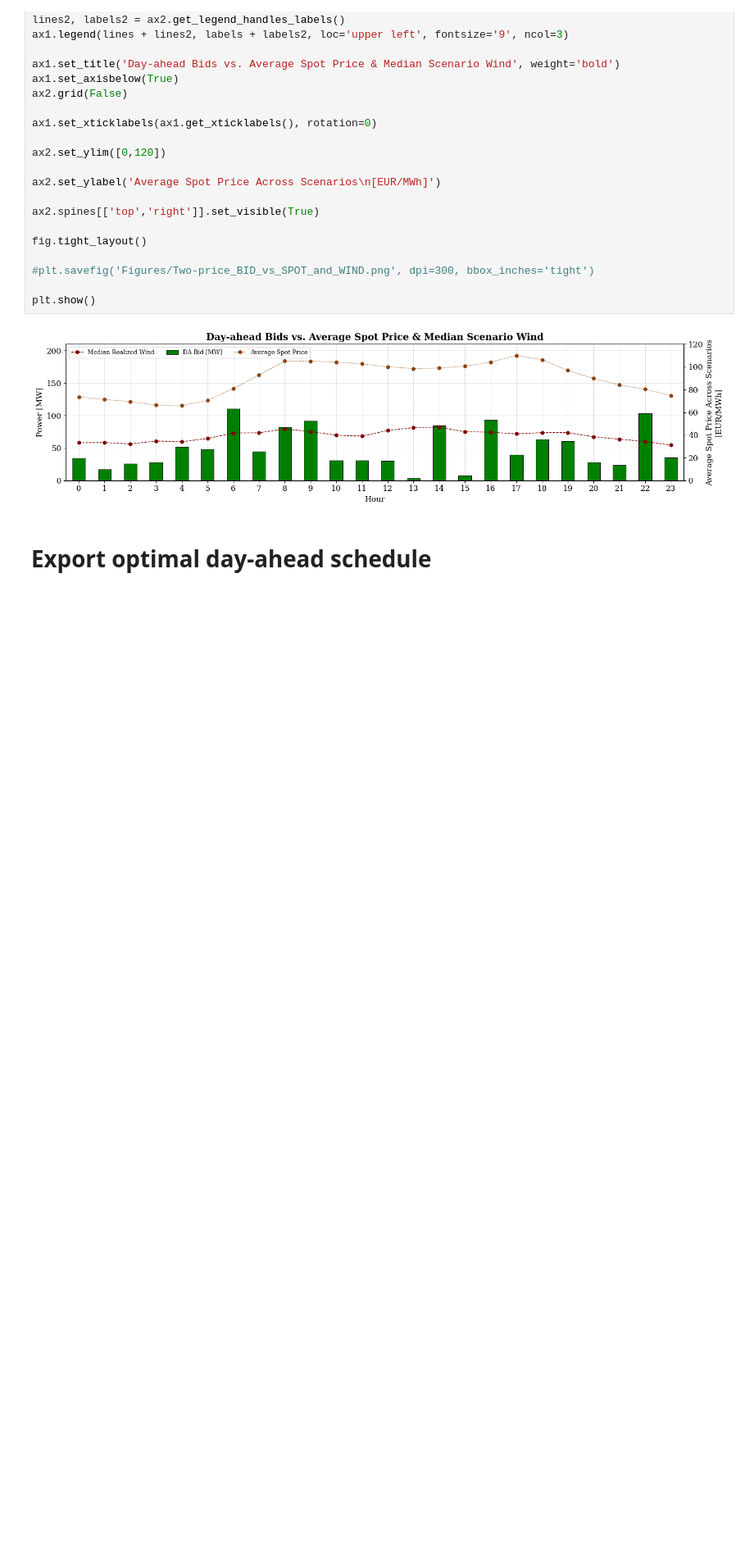
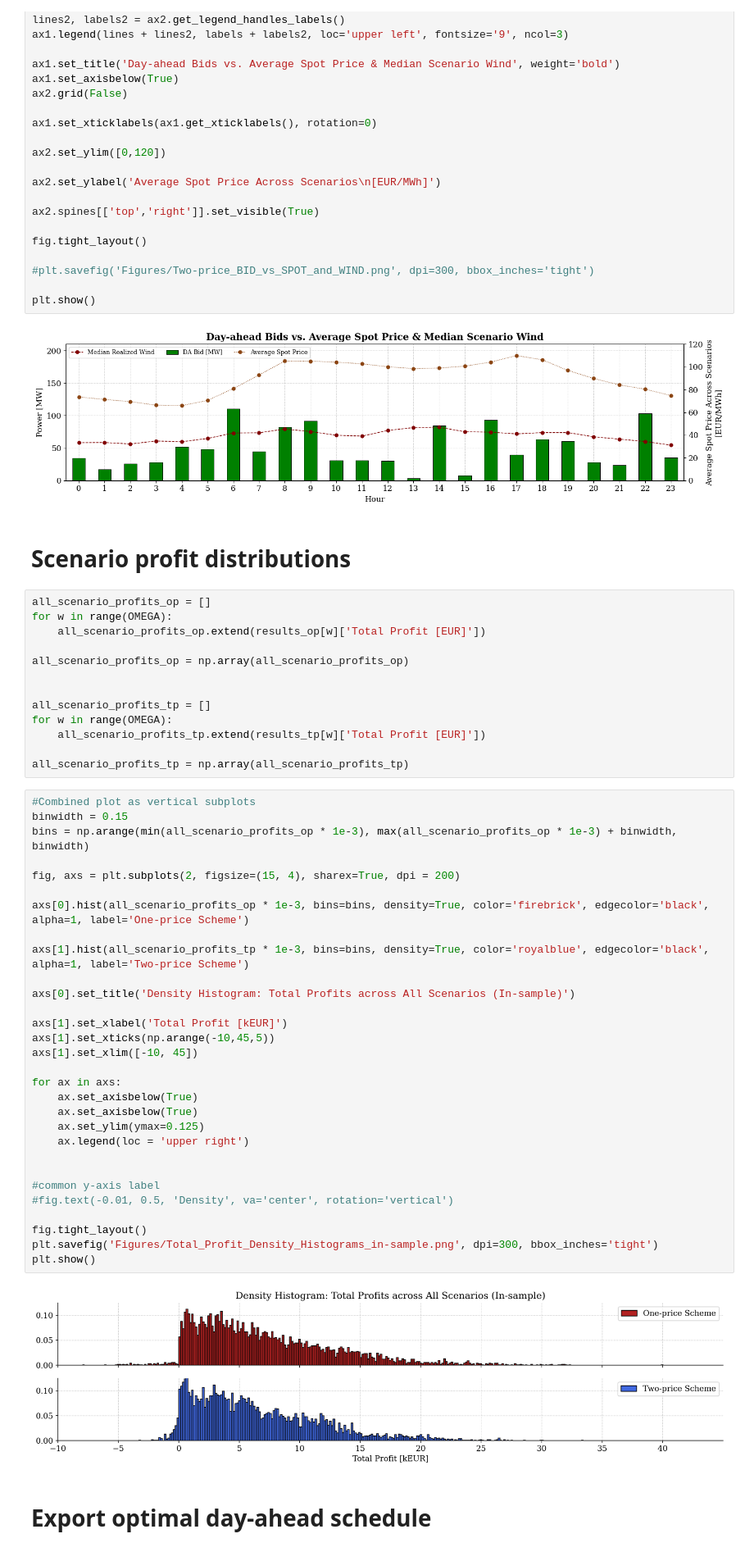
Before and after one commit to Hvid1999/46755, a Jupyter notebook: Assignment 2/task_1a_1b.ipynb, the cells around one changed output. Shown at 82% size. Drawn from its saved outputs; the diff is of its cells as text; blank space fills up the shorter version.

Commit message:
Updated the histograms for profit distributions in 1a1b and 1d

```diff
--- a/Assignment 2/task_1a_1b.ipynb
+++ b/Assignment 2/task_1a_1b.ipynb
@@ -635,6 +569,53 @@ fig.tight_layout()
 plt.show()
 # %% [output]
 [figure]
+# %% [markdown]
+# Scenario profit distributions
+# %%
+all_scenario_profits_op = []
+for w in range(OMEGA):
+    all_scenario_profits_op.extend(results_op[w]['Total Profit [EUR]'])
+
+all_scenario_profits_op = np.array(all_scenario_profits_op)
+
+
+all_scenario_profits_tp = []
+for w in range(OMEGA):
+    all_scenario_profits_tp.extend(results_tp[w]['Total Profit [EUR]'])
+
+all_scenario_profits_tp = np.array(all_scenario_profits_tp)
+# %%
+#Combined plot as vertical subplots
+binwidth = 0.15
+bins = np.arange(min(all_scenario_profits_op * 1e-3), max(all_scenario_profits_op * 1e-3) + binwidth, binwidth)
+
+fig, axs = plt.subplots(2, figsize=(15, 4), sharex=True, dpi = 200)
+
+axs[0].hist(all_scenario_profits_op * 1e-3, bins=bins, density=True, color='firebrick', edgecolor='black', alpha=1, label='One-price Scheme')
+
+axs[1].hist(all_scenario_profits_tp * 1e-3, bins=bins, density=True, color='royalblue', edgecolor='black', alpha=1, label='Two-price Scheme')
+
+axs[0].set_title('Density Histogram: Total Profits across All Scenarios (In-sample)')
+
+axs[1].set_xlabel('Total Profit [kEUR]')
+axs[1].set_xticks(np.arange(-10,45,5))
+axs[1].set_xlim([-10, 45])
+
+for ax in axs:
+    ax.set_axisbelow(True)
+    ax.set_axisbelow(True)
+    ax.set_ylim(ymax=0.125)
+    ax.legend(loc = 'upper right')
+
+
+#common y-axis label
+#fig.text(-0.01, 0.5, 'Density', va='center', rotation='vertical')
+
+fig.tight_layout()
+plt.savefig('Figures/Total_Profit_Density_Histograms_in-sample.png', dpi=300, bbox_inches='tight')
+plt.show()
+# %% [output]
+[figure, added]
 # %% [markdown]
 # Export optimal day-ahead schedule
 # %%
```
Also changed, not shown: parts of 9 cells of this notebook, 8 other files.
